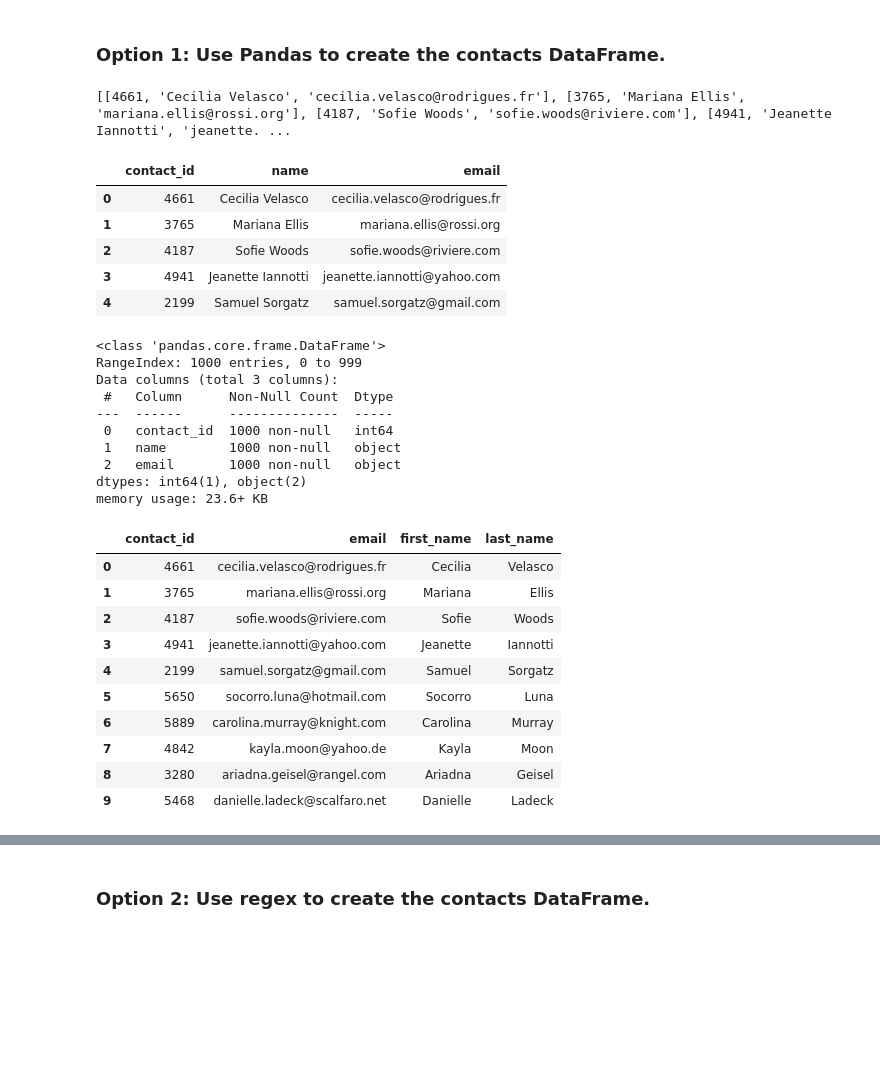
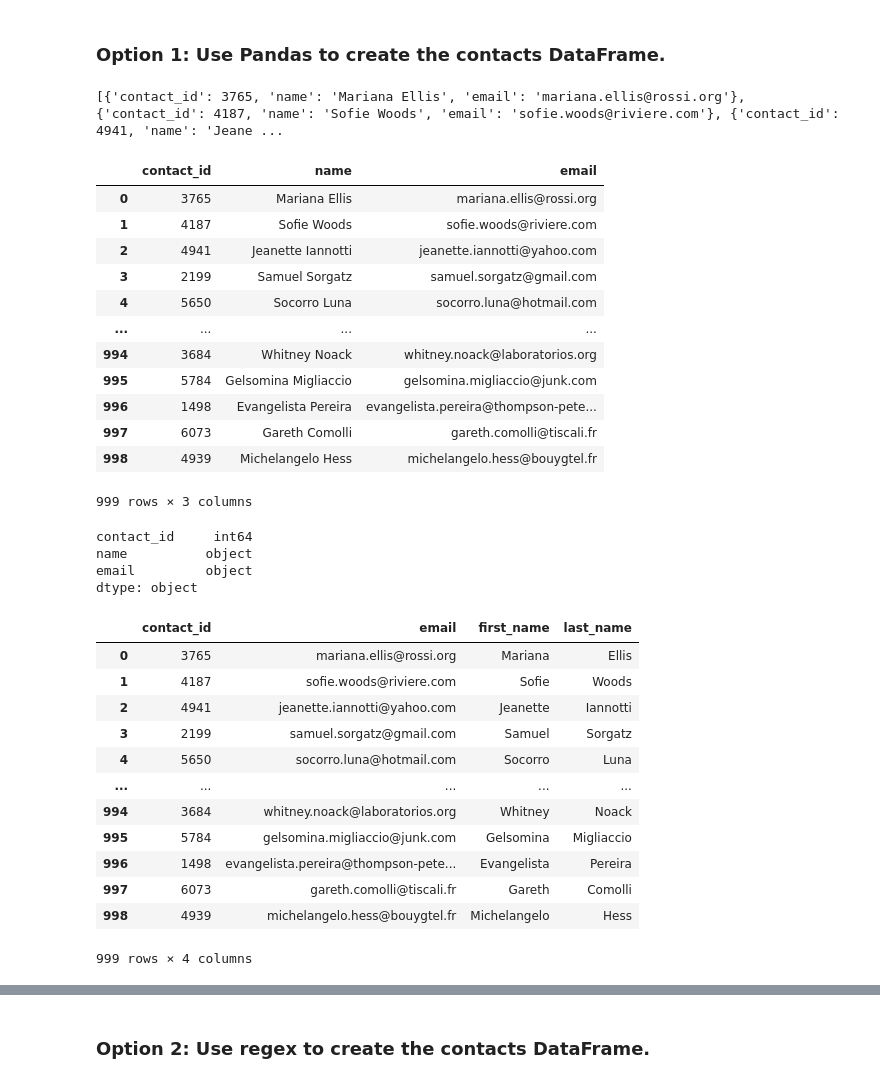
Before and after one commit to rodrigonmo3020/CrowdFunding_ETL, a Jupyter notebook: Rodrigo_Haillet_ETL_Mini_Project_Starter_Code.ipynb, the cells around one changed output, grey strips where cells are left out. Saved outputs shown, nothing was run; the diff lists cells and outputs as text; code cells hidden in the pictures; blank space fills up the shorter version.

```diff
--- a/Rodrigo_Haillet_ETL_Mini_Project_Starter_Code.ipynb
+++ b/Rodrigo_Haillet_ETL_Mini_Project_Starter_Code.ipynb
@@ -381,51 +398,76 @@ Then export the DataFrame as a `contacts.csv` CSV file.
 # Iterate through the contact_info_df and convert each row to a dictionary.
 import json
 dict_values = []
+for x in range(1,contact_info_df.shape[0]):
+    res = json.loads(contact_info_df.iloc[x].values[0])
+    dict_values.append(res)
 
 
 # Print out the list of values for each row.
 print(dict_values)
 # %% [output]
-[[4661, 'Cecilia Velasco', 'cecilia.velasco@rodrigues.fr'], [3765, 'Mariana Ellis', 'mariana.ellis@rossi.org'], [4187, 'Sofie Woods', 'sofie.woods@riviere.com'], [4941, 'Jeanette Iannotti', 'jeanette. ...
+[{'contact_id': 3765, 'name': 'Mariana Ellis', 'email': 'mariana.ellis@rossi.org'}, {'contact_id': 4187, 'name': 'Sofie Woods', 'email': 'sofie.woods@riviere.com'}, {'contact_id': 4941, 'name': 'Jeane ...
 # %%
 # Create a contact_info DataFrame and add each list of values, i.e., each row
+contact_info_df = pd.DataFrame(dict_values)
 # to the 'contact_id', 'name', 'email' columns.
+contact_info_df
 # %% [output]
 |  | contact_id | name | email |
-| 0 | 4661 | Cecilia Velasco | cecilia.velasco@rodrigues.fr |
-| 1 | 3765 | Mariana Ellis | mariana.ellis@rossi.org |
-| 2 | 4187 | Sofie Woods | sofie.woods@riviere.com |
-| 3 | 4941 | Jeanette Iannotti | jeanette.iannotti@yahoo.com |
-| 4 | 2199 | Samuel Sorgatz | samuel.sorgatz@gmail.com |
+| 0 | 3765 | Mariana Ellis | mariana.ellis@rossi.org |
+| 1 | 4187 | Sofie Woods | sofie.woods@riviere.com |
+| 2 | 4941 | Jeanette Iannotti | jeanette.iannotti@yahoo.com |
+| 3 | 2199 | Samuel Sorgatz | samuel.sorgatz@gmail.com |
+| 4 | 5650 | Socorro Luna | socorro.luna@hotmail.com |
+| ... | ... | ... | ... |
+| 994 | 3684 | Whitney Noack | whitney.noack@laboratorios.org |
+| 995 | 5784 | Gelsomina Migliaccio | gelsomina.migliaccio@junk.com |
+| 996 | 1498 | Evangelista Pereira | evangelista.pereira@thompson-pete... |
+| 997 | 6073 | Gareth Comolli | gareth.comolli@tiscali.fr |
+| 998 | 4939 | Michelangelo Hess | michelangelo.hess@bouygtel.fr |
+999 rows × 3 columns
 # %%
 # Check the datatypes.
+contact_info_df.dtypes
 # %% [output]
-<class 'pandas.core.frame.DataFrame'>
-RangeIndex: 1000 entries, 0 to 999
-Data columns (total 3 columns):
- #   Column      Non-Null Count  Dtype
----  ------      --------------  -----
- 0   contact_id  1000 non-null   int64
- 1   name        1000 non-null   object
- 2   email       1000 non-null   object
-dtypes: int64(1), object(2)
-memory usage: 23.6+ KB
+contact_id     int64
+name          object
+email         object
+dtype: object
+# %%
+contact_info_df = contact_info_df[[
+        'first_name' = a.split(' ')[0],
+        'last_name' = a.split(' ')[1]
+    ]]
 # %%
 # Create a "first"name" and "last_name" column with the first and last names from the "name" column.
+name = []
+last_name = []
+
+for a in contact_info_df['name']:
+
+    name.append(a.split(' ')[0])
+    last_name.append(a.split(' ')[1])
+contact_info_df['first_name'] = name
+contact_info_df['last_name'] = last_name
 
 
 # Drop the contact_name column
+contact_info_df= contact_info_df.drop(columns='name')
+contact_info_df
 # %% [output]
 |  | contact_id | email | first_name | last_name |
-| 0 | 4661 | cecilia.velasco@rodrigues.fr | Cecilia | Velasco |
-| 1 | 3765 | mariana.ellis@rossi.org | Mariana | Ellis |
-| 2 | 4187 | sofie.woods@riviere.com | Sofie | Woods |
-| 3 | 4941 | jeanette.iannotti@yahoo.com | Jeanette | Iannotti |
-| 4 | 2199 | samuel.sorgatz@gmail.com | Samuel | Sorgatz |
-| 5 | 5650 | socorro.luna@hotmail.com | Socorro | Luna |
-| 6 | 5889 | carolina.murray@knight.com | Carolina | Murray |
-| 7 | 4842 | kayla.moon@yahoo.de | Kayla | Moon |
-| 8 | 3280 | ariadna.geisel@rangel.com | Ariadna | Geisel |
-| 9 | 5468 | danielle.ladeck@scalfaro.net | Danielle | Ladeck |
+| 0 | 3765 | mariana.ellis@rossi.org | Mariana | Ellis |
+| 1 | 4187 | sofie.woods@riviere.com | Sofie | Woods |
+| 2 | 4941 | jeanette.iannotti@yahoo.com | Jeanette | Iannotti |
+| 3 | 2199 | samuel.sorgatz@gmail.com | Samuel | Sorgatz |
+| 4 | 5650 | socorro.luna@hotmail.com | Socorro | Luna |
+| ... | ... | ... | ... | ... |
+| 994 | 3684 | whitney.noack@laboratorios.org | Whitney | Noack |
+| 995 | 5784 | gelsomina.migliaccio@junk.com | Gelsomina | Migliaccio |
+| 996 | 1498 | evangelista.pereira@thompson-pete... | Evangelista | Pereira |
+| 997 | 6073 | gareth.comolli@tiscali.fr | Gareth | Comolli |
+| 998 | 4939 | michelangelo.hess@bouygtel.fr | Michelangelo | Hess |
+999 rows × 4 columns
 # %%
 # Reorder the columns
```
Also changed, not shown: parts of 7 cells of this notebook, 2 other files.
